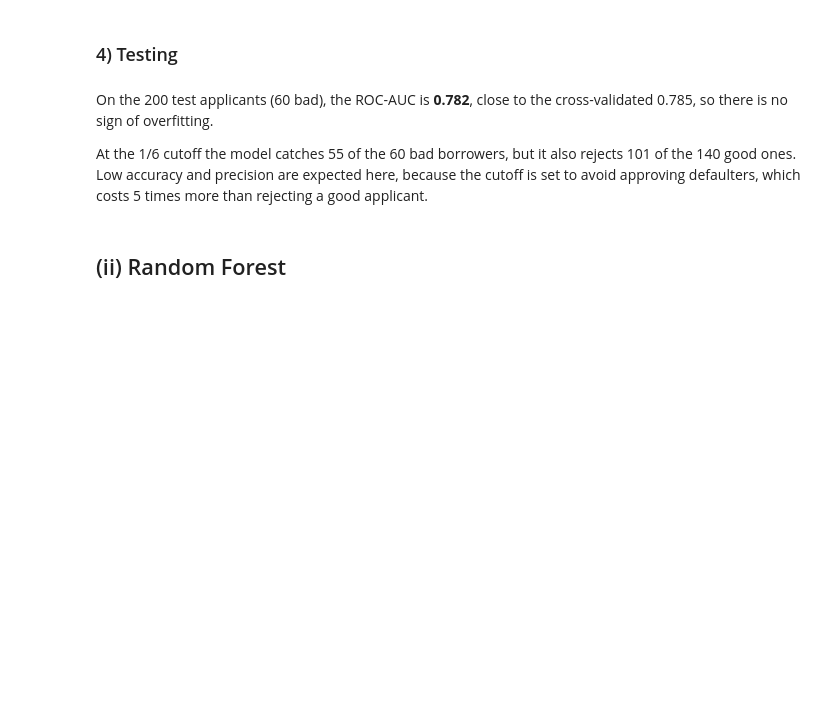
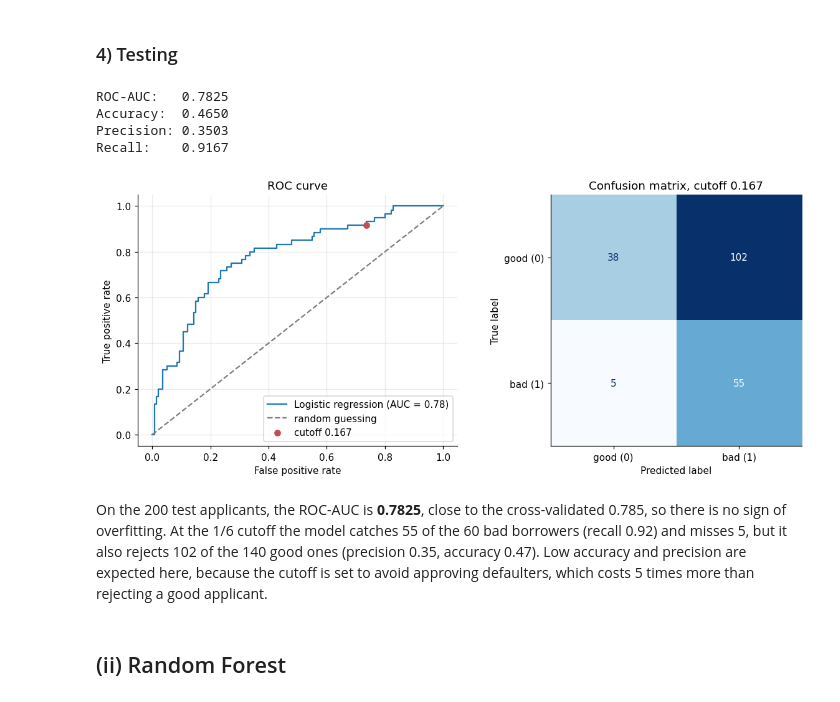
Before and after one commit to chrisgoh9/dseqf4212-group8, a Jupyter notebook: dseqf4212-group8.ipynb, the cells around one changed output. Saved outputs shown, nothing was run; the diff lists cells and outputs as text; code cells hidden in the pictures; blank space fills up the shorter version.

```diff
--- a/dseqf4212-group8.ipynb
+++ b/dseqf4212-group8.ipynb
@@ -635,7 +630,10 @@ y_lr = data_lr[target]
 
 x_train_cand, y_train_lr = X_cand[is_train], y_lr[is_train]
 
-basic_model = LogisticRegression()
-basic_model.fit(x_train_cand, y_train_lr)
+# The same 5 folds are used in every step below
+cv_lr = StratifiedKFold(n_splits=5, shuffle=True, random_state=42)
 
-print(f"Basic model train AUC: {roc_auc_score(y_train_lr, basic_model.predict_proba(x_train_cand)[:, 1]):.4f}")
+basic_model = LogisticRegression(max_iter=10_000)
+basic_auc = cross_val_score(basic_model, x_train_cand, y_train_lr, cv=cv_lr, scoring="roc_auc").mean()
+
+print(f"Basic model (all variables) CV AUC: {basic_auc:.4f}")
@@ -645,8 +647,6 @@ Each candidate variable is one group, so all dummy columns of a categorical vari
 # %%
 groups = candidate_num_lr + candidate_cat_lr
 current = groups.copy()
-
-cv = StratifiedKFold(n_splits=5, shuffle=True, random_state=42)
 
 def get_auc(variables):
     cols = []
@@ -656,14 +656,15 @@ def get_auc(variables):
              if c == var or c.startswith(var + "_")]
         )
 
-    model = LogisticRegression()
+    model = LogisticRegression(max_iter=10_000)
 
     return cross_val_score(
         model, x_train_cand[cols], y_train_lr,
-        cv=cv, scoring="roc_auc"
+        cv=cv_lr, scoring="roc_auc"
     ).mean()
 
 best_auc = get_auc(current)
+print("All 20 groups | AUC:", round(best_auc, 4))
 while len(current) > 1:
     results = {}
 
@@ -713,21 +731,37 @@ The best `C` is **0.032** (CV AUC 0.7852), on the 17 variable groups (54 columns
 # %%
 # Flag an applicant as bad (1) when P(default) > 1/6, since approving a defaulter costs 5x more than rejecting a good applicant
 THRESHOLD = 1 / 6
 y_proba_lr = lr_best.predict_proba(x_test_lr)[:, 1]
 y_pred_lr = (y_proba_lr > THRESHOLD).astype(int)
 
-print(f"ROC-AUC:   {roc_auc_score(y_test_lr, y_proba_lr):.4f}   (does not depend on the cutoff)")
+print(f"ROC-AUC:   {roc_auc_score(y_test_lr, y_proba_lr):.4f} ")
 print(f"Accuracy:  {accuracy_score(y_test_lr, y_pred_lr):.4f}")
-print(f"Precision: {precision_score(y_test_lr, y_pred_lr):.4f}   (of those flagged as bad, the share that really are)")
-print(f"Recall:    {recall_score(y_test_lr, y_pred_lr):.4f}   (of the real bad borrowers, the share caught)")
+print(f"Precision: {precision_score(y_test_lr, y_pred_lr):.4f} ")
+print(f"Recall:    {recall_score(y_test_lr, y_pred_lr):.4f} ")
 
-# Rows = actual (0 good, 1 bad), columns = predicted
-ConfusionMatrixDisplay(confusion_matrix(y_test_lr, y_pred_lr), display_labels=["good (0)", "bad (1)"]).plot(cmap="Blues", colorbar=False)
-plt.grid(False); plt.title(f"Confusion matrix, cutoff {THRESHOLD:.3f}"); plt.show()
+fig, ax = plt.subplots(1, 2, figsize=(11, 4.6))
+
+# ROC curve, with the 1/6 cutoff marked
+fpr, tpr, thr = roc_curve(y_test_lr, y_proba_lr)
+i_cut = np.argmin(np.abs(thr - THRESHOLD))
+ax[0].plot(fpr, tpr, label=f"Logistic regression (AUC = {roc_auc_score(y_test_lr, y_proba_lr):.2f})")
+ax[0].plot([0, 1], [0, 1], "--", color="gray", label="random guessing")
+ax[0].scatter(fpr[i_cut], tpr[i_cut], color=C_BAD, zorder=3, label=f"cutoff {THRESHOLD:.3f}")
+ax[0].set_xlabel("False positive rate"); ax[0].set_ylabel("True positive rate")
+ax[0].set_title("ROC curve"); ax[0].legend()
+
+# Confusion matrix: rows = actual (0 good, 1 bad), columns = predicted
+ConfusionMatrixDisplay(confusion_matrix(y_test_lr, y_pred_lr), display_labels=["good (0)", "bad (1)"]).plot(ax=ax[1], cmap="Blues", colorbar=False)
+ax[1].grid(False); ax[1].set_title(f"Confusion matrix, cutoff {THRESHOLD:.3f}")
+plt.tight_layout(); plt.show()
+# %% [output]
+ROC-AUC:   0.7825
+Accuracy:  0.4650
+Precision: 0.3503
+Recall:    0.9167
+[figure, added]
 # %% [markdown]
-On the 200 test applicants (60 bad), the ROC-AUC is **0.782**, close to the cross-validated 0.785, so there is no sign of overfitting.
-
-At the 1/6 cutoff the model catches 55 of the 60 bad borrowers, but it also rejects 101 of the 140 good ones. Low accuracy and precision are expected here, because the cutoff is set to avoid approving defaulters, which costs 5 times more than rejecting a good applicant.
+On the 200 test applicants, the ROC-AUC is **0.7825**, close to the cross-validated 0.785, so there is no sign of overfitting. At the 1/6 cutoff the model catches 55 of the 60 bad borrowers (recall 0.92) and misses 5, but it also rejects 102 of the 140 good ones (precision 0.35, accuracy 0.47). Low accuracy and precision are expected here, because the cutoff is set to avoid approving defaulters, which costs 5 times more than rejecting a good applicant.
 # %% [markdown]
 ## (ii) Random Forest
 # %% [markdown]
```
Also changed, not shown: parts of 11 cells of this notebook.
